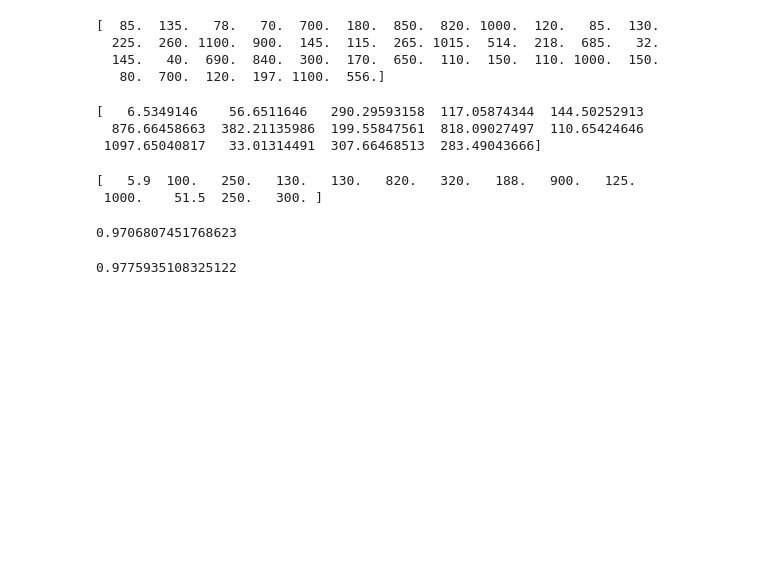
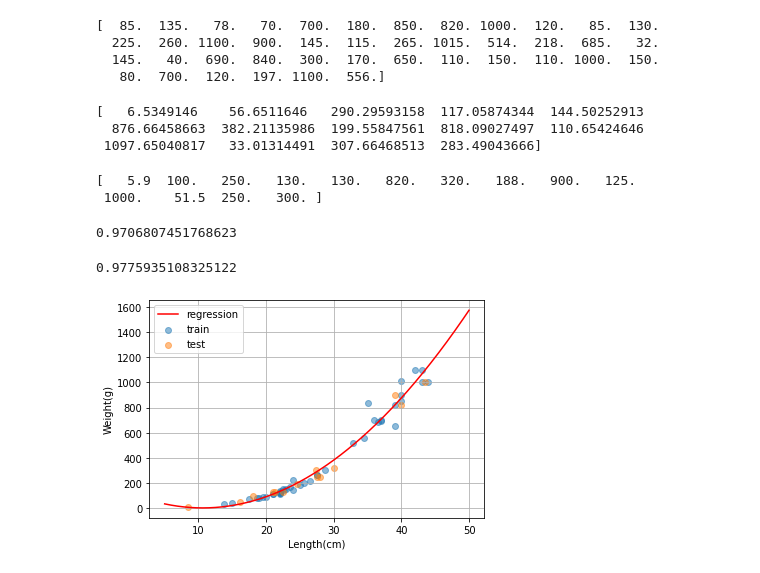
Before and after one commit to JakeOh/202110_itw_lab_python, a Jupyter notebook: ml05_regression.ipynb, the cells around one changed output. Drawn from its saved outputs; the diff is of its cells as text; code cells hidden in the pictures; blank space fills up the shorter version.

```diff
--- a/ml05_regression.ipynb
+++ b/ml05_regression.ipynb
@@ -514,3 +514,22 @@ lin_reg2.score(X_train_poly, y_train)
 lin_reg2.score(X_test_poly, y_test)
 # %% [output]
 0.9775935108325122
+# %%
+# 훈련 셋, 테스트 셋, (다항) 선형 회귀 모델 시각화
+plt.scatter(X_train, y_train, alpha=0.5, label='train')  # 훈련 셋
+plt.scatter(X_test, y_test, alpha=0.5, label='test')  # 테스트 셋
+
+# 다항 선형 회귀 곡선 시각화
+x = np.arange(5, 50, 0.001)
+w0 = lin_reg2.intercept_  # 2차 함수의 y절편
+w1, w2 = lin_reg2.coef_  # 2차 함수의 1차항과 2차항의 계수들
+y = w0 + w1 * x + w2 * x **2
+plt.plot(x, y, 'r-', label='regression')
+
+plt.grid()
+plt.legend()
+plt.xlabel('Length(cm)')
+plt.ylabel('Weight(g)')
+plt.show()
+# %% [output]
+[figure, added]
```
Also changed, not shown: parts of 12 cells of this notebook.
